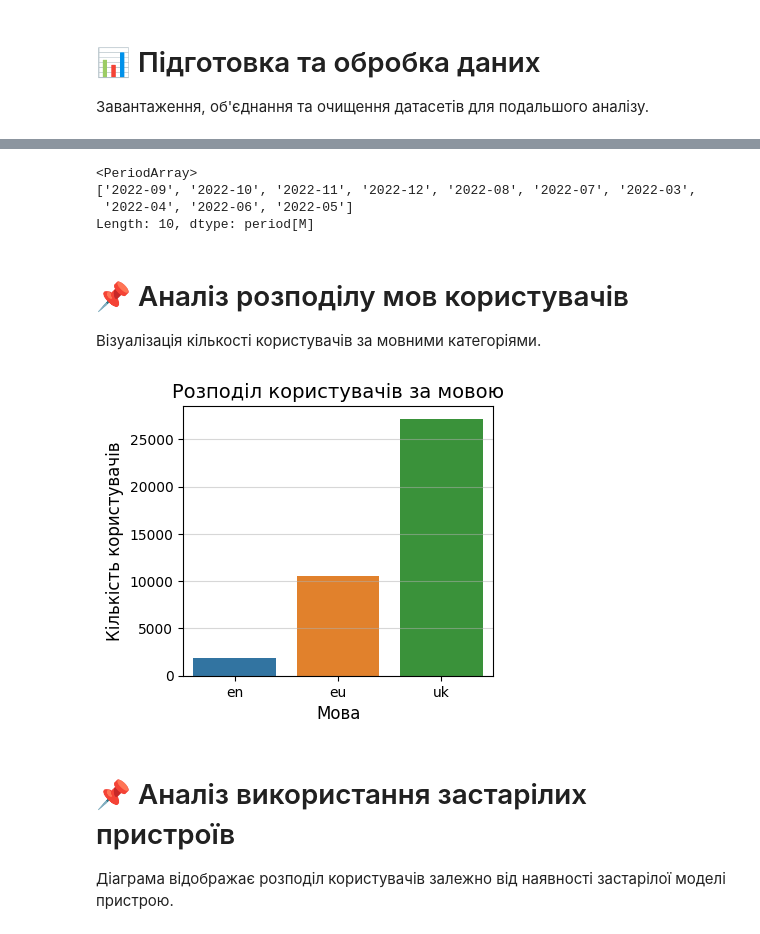
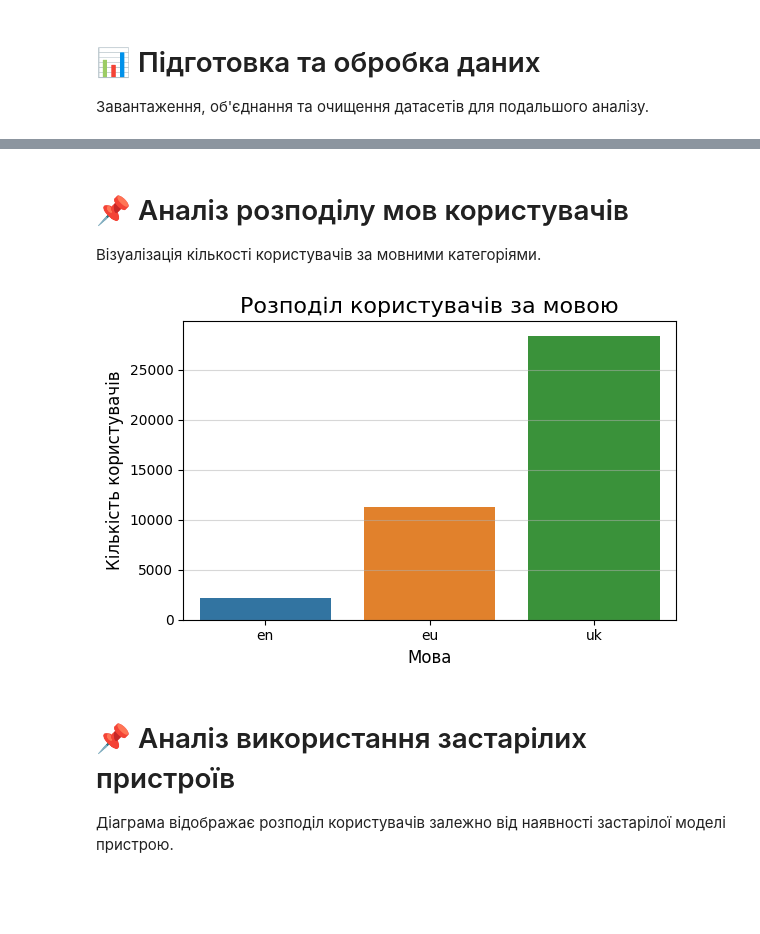
Before and after one commit to Nikita-Zuev/Python_User_Activity_Analysis, a Jupyter notebook: main.ipynb, the cells around one changed output, grey strips where cells are left out. Cells and saved outputs as stored; diff of their text form; code cells hidden in the pictures; blank space fills up the shorter version.

Commit message:
User Activity Analysis

```diff
--- a/main.ipynb
+++ b/main.ipynb
@@ -78,7 +78,7 @@ df = df_Activity.merge(df_Active_users, how='left', on='user_id')
 
 df['language'] = df['language'].replace('ru', 'eu')
 df['activity_date'] = pd.to_datetime(df['activity_date'])
-df = df.drop(df[df['total_seconds'] > df['total_seconds'].quantile(0.90)].index, axis=0).reset_index(drop=True)
+df = df.drop(df[df['total_seconds'] > df['total_seconds'].quantile(0.95)].index, axis=0).reset_index(drop=True)
 
 print(df.info())
 print(df.isna().sum())
@@ -107,13 +107,6 @@ dtype: int64
 | 2 | C/7YatYfa4qFbB1omZ7Jjw== | 2022-09-05 | game 2: Battle pass challenges | 51 | game 2 | uk | False | ... |
 | 3 | C/7YatYfa4qFbB1omZ7Jjw== | 2022-09-28 | game 2: Battle pass challenges | 846 | game 2 | uk | False | ... |
 | 4 | C/7YatYfa4qFbB1omZ7Jjw== | 2022-10-13 | game 2: Battle pass challenges | 656 | game 2 | uk | False | ... |
-# %%
-df['activity_date'].dt.to_period('M').unique()
-# %% [output]
-<PeriodArray>
-['2022-09', '2022-10', '2022-11', '2022-12', '2022-08', '2022-07', '2022-03',
- '2022-04', '2022-06', '2022-05']
-Length: 10, dtype: period[M]
 # %% [markdown]
 # 📌 Аналіз розподілу мов користувачів
 
@@ -121,16 +114,18 @@ Length: 10, dtype: period[M]
 # %%
 language = df.groupby('language')['user_id'].count()
 
-plt.figure(figsize=(4, 3.5))
+plt.figure(figsize=(6, 4))
 sns.barplot(x=language.index, y=language, hue=language.index)
 plt.xlabel("Мова", fontsize=12)
 plt.ylabel("Кількість користувачів", fontsize=12)
-plt.title("Розподіл користувачів за мовою", fontsize=14)
+plt.title("Розподіл користувачів за мовою", fontsize=16)
 plt.grid(axis="y", linestyle="-", alpha=0.5)
 
+plt.tight_layout()
+
 plt.show()
 # %% [output]
-[figure, old version]
+[figure, new version]
 # %% [markdown]
 # 📌 Аналіз використання застарілих пристроїв
 
```
Also changed, not shown: parts of 14 cells of this notebook, 1 other file.
